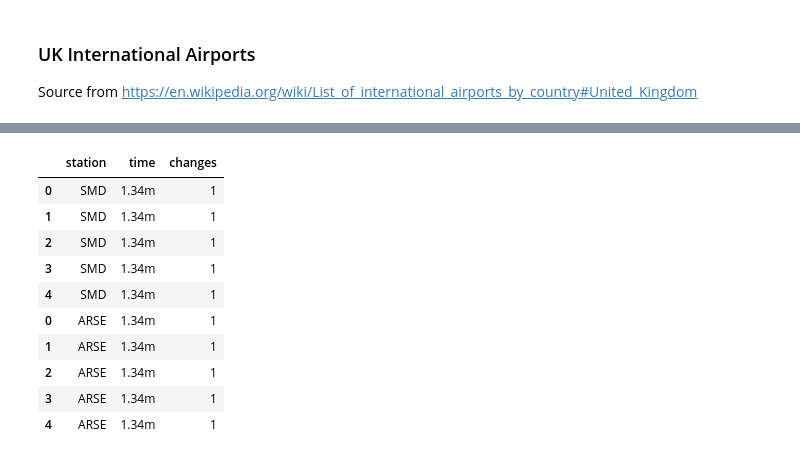
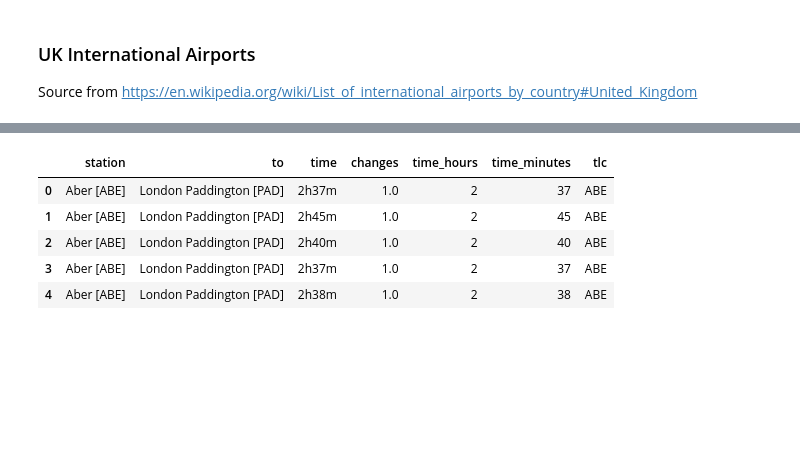
Before and after one commit to omeyrick/PlacesToLive, a Jupyter notebook: Jupyter - PlacesToLive.ipynb, the cells around one changed output, grey strips where cells are left out. Drawn from its saved outputs; the diff is of its cells as text; code cells hidden in the pictures; blank space fills up the shorter version.

```diff
--- a/Jupyter - PlacesToLive.ipynb
+++ b/Jupyter - PlacesToLive.ipynb
@@ -462,14 +349,16 @@ result = pd.concat([df_station_times, df_train_times])
-# %%
-result
-# %% [output]
-|  | station | time | changes |
-| 0 | SMD | 1.34m | 1 |
-| 1 | SMD | 1.34m | 1 |
-| 2 | SMD | 1.34m | 1 |
-| 3 | SMD | 1.34m | 1 |
-| 4 | SMD | 1.34m | 1 |
-| 0 | ARSE | 1.34m | 1 |
-| 1 | ARSE | 1.34m | 1 |
-| 2 | ARSE | 1.34m | 1 |
-| 3 | ARSE | 1.34m | 1 |
-| 4 | ARSE | 1.34m | 1 |
+# %%
+df_master_times = pd.read_csv("/Users/OliverM/Code/PlacesToLive/data/train_times.csv", index_col=0)
+# %%
+#Tidy up time and station name data for merging and analysis
+df_master_times['time_hours'] = df_master_times['time'].str.extract('(.+?)h', expand=True)
+df_master_times['time_minutes'] = df_master_times['time'].str.extract('(\d\d)', expand=True)
+df_master_times['tlc'] = df_master_times['station'].str.extract('\[(.*?)\]', expand=True)
+# %%
+df_master_times.head()
+# %% [output]
+|  | station | to | time | changes | time_hours | time_minutes | tlc |
+| 0 | Aber [ABE] | London Paddington [PAD] | 2h37m | 1.0 | 2 | 37 | ABE |
+| 1 | Aber [ABE] | London Paddington [PAD] | 2h45m | 1.0 | 2 | 45 | ABE |
+| 2 | Aber [ABE] | London Paddington [PAD] | 2h40m | 1.0 | 2 | 40 | ABE |
+| 3 | Aber [ABE] | London Paddington [PAD] | 2h37m | 1.0 | 2 | 37 | ABE |
+| 4 | Aber [ABE] | London Paddington [PAD] | 2h38m | 1.0 | 2 | 38 | ABE |
```
Also changed, not shown: parts of 21 cells of this notebook, 2 other files.
